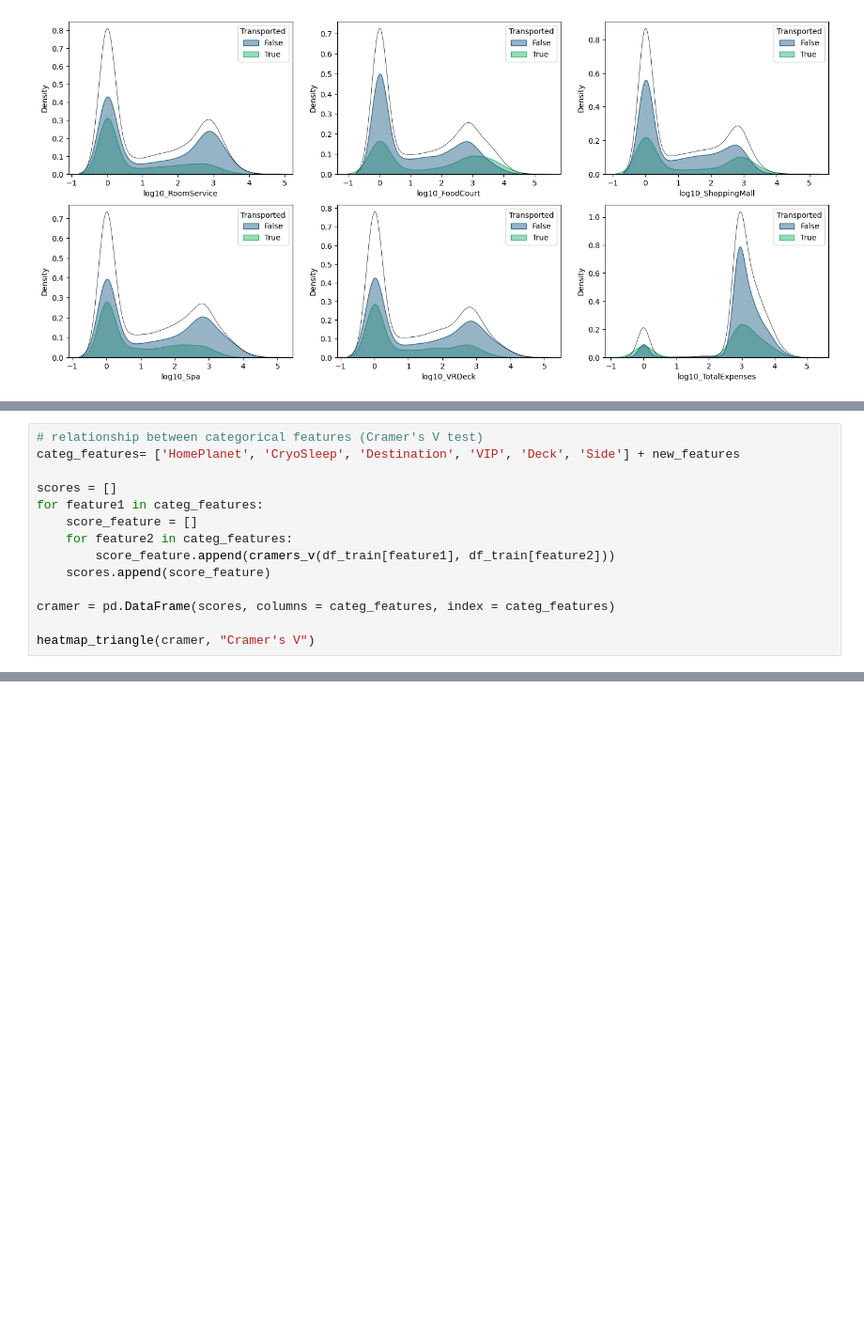
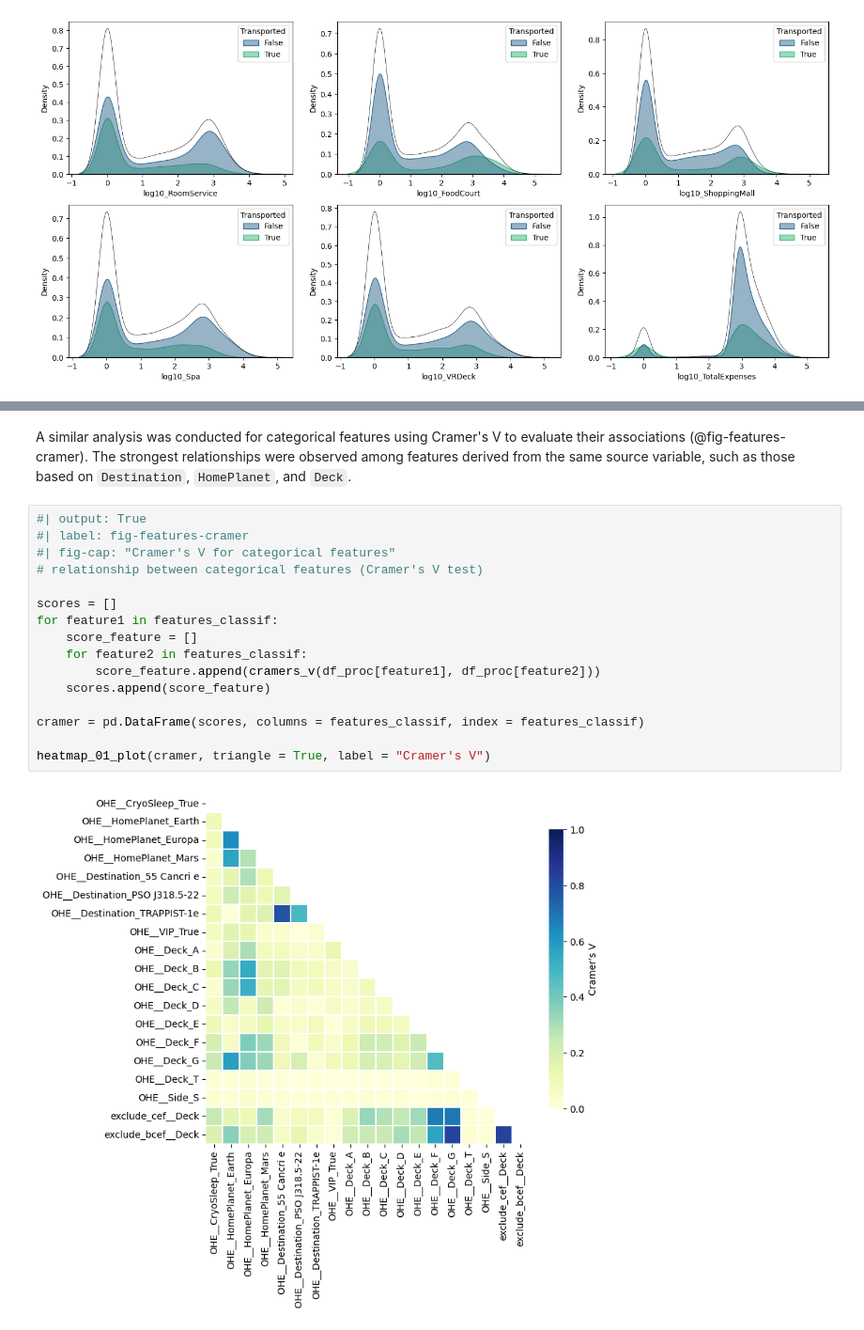
Before and after one commit to mapardo-lab/spaceshipTitanic, a Jupyter notebook: notebooks/spaceshipTitanic.ipynb, the cells around one changed output, grey strips where cells are left out. Shown at 94% size. Saved outputs shown, nothing was run; the diff lists cells and outputs as text; blank space fills up the shorter version.

```diff
--- a/notebooks/spaceshipTitanic.ipynb
+++ b/notebooks/spaceshipTitanic.ipynb
@@ -299,14 +282,0 @@ heatmap_triangle(corr, 'PCC')
-# %%
-# relationship between categorical features (Cramer's V test)
-categ_features= ['HomePlanet', 'CryoSleep', 'Destination', 'VIP', 'Deck', 'Side'] + new_features
-
-scores = []
-for feature1 in categ_features:
-    score_feature = []
-    for feature2 in categ_features:
-        score_feature.append(cramers_v(df_train[feature1], df_train[feature2]))
-    scores.append(score_feature)
-
-cramer = pd.DataFrame(scores, columns = categ_features, index = categ_features)
-
-heatmap_triangle(cramer, "Cramer's V")
@@ -469,0 +373,20 @@ Based on the observed data patterns, variables 'CryoSleep' and 'Age' can be conf
+# %% [markdown]
+A similar analysis was conducted for categorical features using Cramer's V to evaluate their associations (@fig-features-cramer). The strongest relationships were observed among features derived from the same source variable, such as those based on `Destination`, `HomePlanet`, and `Deck`.
+# %%
+#| output: True
+#| label: fig-features-cramer
+#| fig-cap: "Cramer's V for categorical features"
+# relationship between categorical features (Cramer's V test)
+
+scores = []
+for feature1 in features_classif:
+    score_feature = []
+    for feature2 in features_classif:
+        score_feature.append(cramers_v(df_proc[feature1], df_proc[feature2]))
+    scores.append(score_feature)
+
+cramer = pd.DataFrame(scores, columns = features_classif, index = features_classif)
+
+heatmap_01_plot(cramer, triangle = True, label = "Cramer's V")
+# %% [output]
+[figure, added]
```
Also changed, not shown: parts of 39 cells of this notebook, 11 other files.
